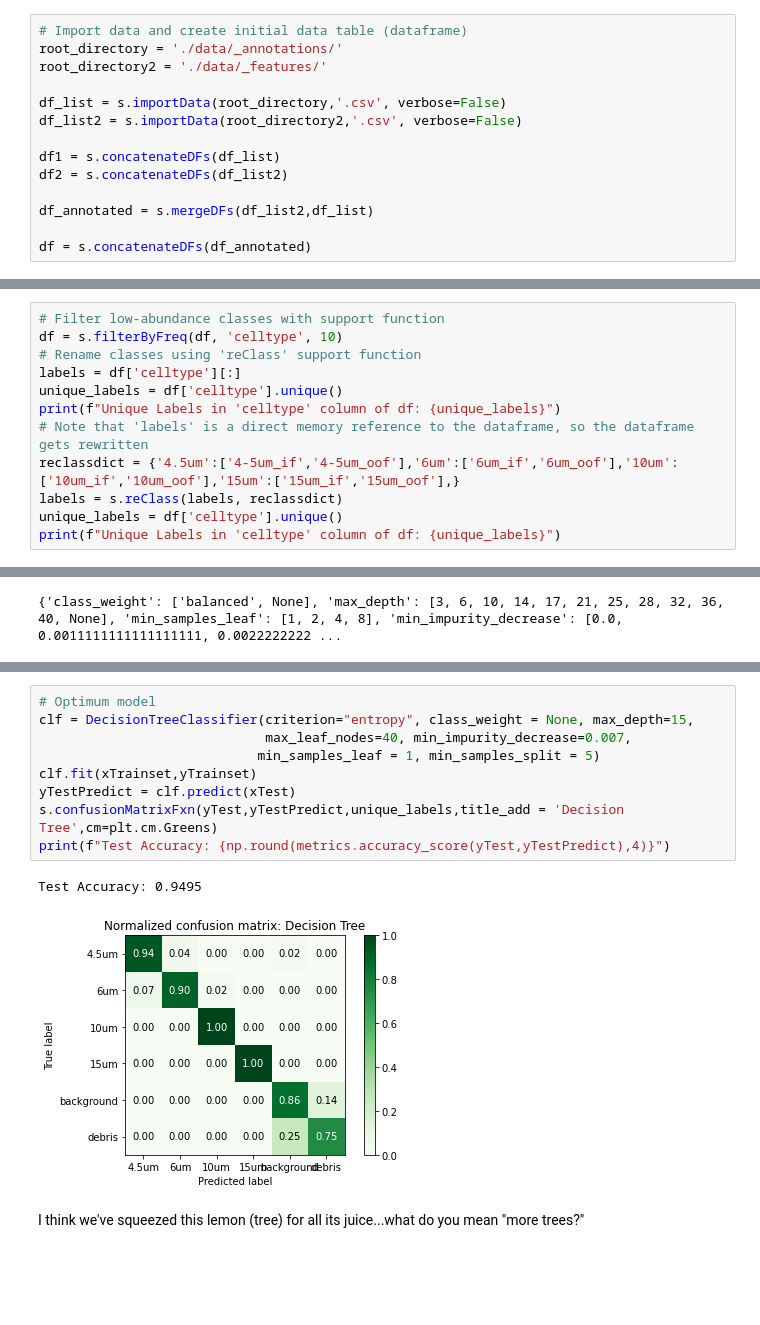
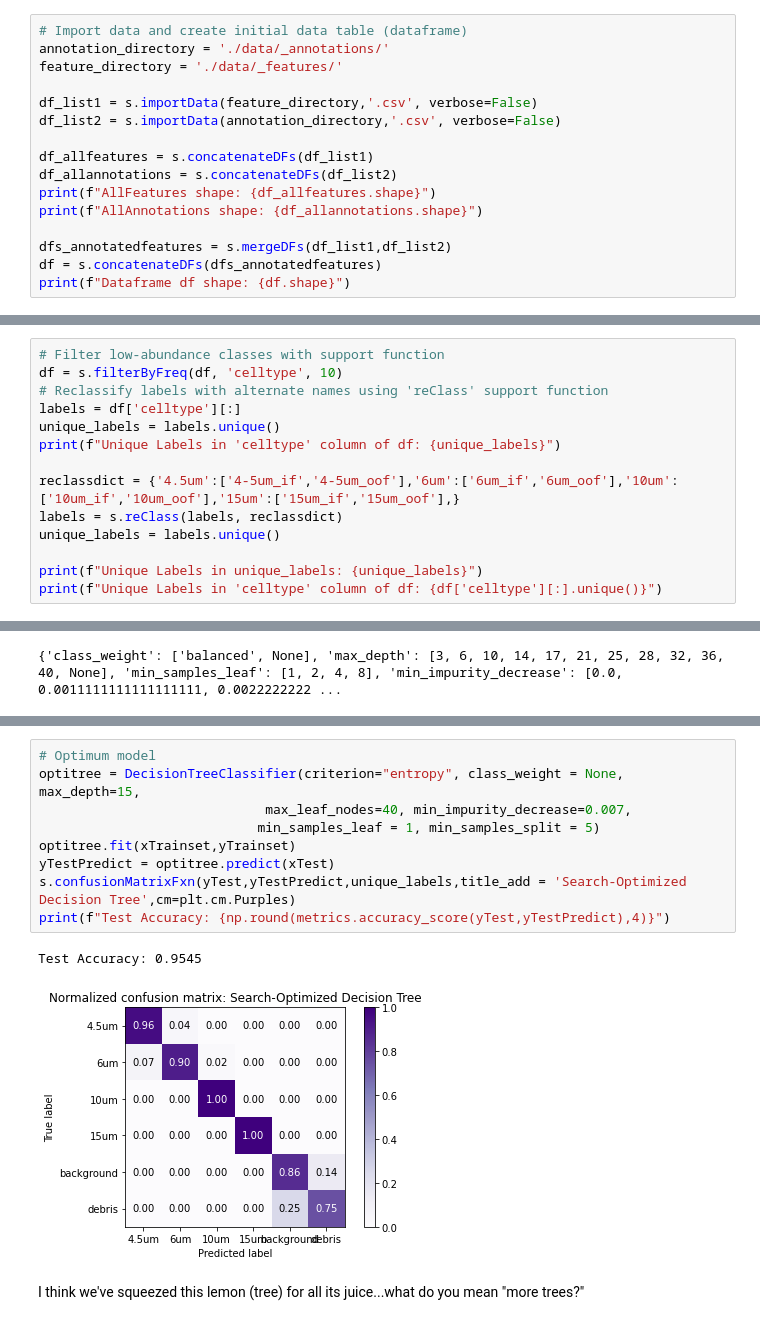
Before and after one commit to bengincley/pintolab_ml_workshop, a Jupyter notebook: ml_workshop_notebook.ipynb, the cells around one changed output, grey strips where cells are left out. Cells and saved outputs as stored; diff of their text form; blank space fills up the shorter version.

```diff
--- a/ml_workshop_notebook.ipynb
+++ b/ml_workshop_notebook.ipynb
@@ -45,18 +41,20 @@ plt.tight_layout()
 ## Import and Check Data
 # %%
 # Import data and create initial data table (dataframe)
-root_directory = './data/_annotations/'
-root_directory2 = './data/_features/'
+annotation_directory = './data/_annotations/'
+feature_directory = './data/_features/'
 
-df_list = s.importData(root_directory,'.csv', verbose=False)
-df_list2 = s.importData(root_directory2,'.csv', verbose=False)
+df_list1 = s.importData(feature_directory,'.csv', verbose=False)
+df_list2 = s.importData(annotation_directory,'.csv', verbose=False)
 
-df1 = s.concatenateDFs(df_list)
-df2 = s.concatenateDFs(df_list2)
+df_allfeatures = s.concatenateDFs(df_list1)
+df_allannotations = s.concatenateDFs(df_list2)
+print(f"AllFeatures shape: {df_allfeatures.shape}")
+print(f"AllAnnotations shape: {df_allannotations.shape}")
 
-df_annotated = s.mergeDFs(df_list2,df_list)
-
-df = s.concatenateDFs(df_annotated)
+dfs_annotatedfeatures = s.mergeDFs(df_list1,df_list2)
+df = s.concatenateDFs(dfs_annotatedfeatures)
+print(f"Dataframe df shape: {df.shape}")
 # %% [output]
 WARNING: This will read files in the alphabetical order that they appear in the folder. Enable verbose to confirm.
 10 '.csv' files found in this directory.
@@ -79,13 +78,15 @@ Dataframe shape: (1320, 34)
 # %%
 # Filter low-abundance classes with support function
 df = s.filterByFreq(df, 'celltype', 10)
-# Rename classes using 'reClass' support function
+# Reclassify labels with alternate names using 'reClass' support function
 labels = df['celltype'][:]
-unique_labels = df['celltype'].unique()
+unique_labels = labels.unique()
 print(f"Unique Labels in 'celltype' column of df: {unique_labels}")
-# Note that 'labels' is a direct memory reference to the dataframe, so the dataframe gets rewritten
+
 reclassdict = {'4.5um':['4-5um_if','4-5um_oof'],'6um':['6um_if','6um_oof'],'10um':['10um_if','10um_oof'],'15um':['15um_if','15um_oof'],}
 labels = s.reClass(labels, reclassdict)
-unique_labels = df['celltype'].unique()
-print(f"Unique Labels in 'celltype' column of df: {unique_labels}")
+unique_labels = labels.unique()
+
+print(f"Unique Labels in unique_labels: {unique_labels}")
+print(f"Unique Labels in 'celltype' column of df: {df['celltype'][:].unique()}")
 # %% [output]
@@ -376,15 +401,15 @@ Optimum from grid search: {'max_depth': 15, 'min_impurity_decrease': 0.007, 'min
 # %%
 # Optimum model
-clf = DecisionTreeClassifier(criterion="entropy", class_weight = None, max_depth=15,
+optitree = DecisionTreeClassifier(criterion="entropy", class_weight = None, max_depth=15,
                              max_leaf_nodes=40, min_impurity_decrease=0.007,
                             min_samples_leaf = 1, min_samples_split = 5)
-clf.fit(xTrainset,yTrainset)
-yTestPredict = clf.predict(xTest)
-s.confusionMatrixFxn(yTest,yTestPredict,unique_labels,title_add = 'Decision Tree',cm=plt.cm.Greens)
+optitree.fit(xTrainset,yTrainset)
+yTestPredict = optitree.predict(xTest)
+s.confusionMatrixFxn(yTest,yTestPredict,unique_labels,title_add = 'Search-Optimized Decision Tree',cm=plt.cm.Purples)
 print(f"Test Accuracy: {np.round(metrics.accuracy_score(yTest,yTestPredict),4)}")
 # %% [output]
-Test Accuracy: 0.9495
+Test Accuracy: 0.9545
-[figure, old version]
+[figure, new version]
 # %% [markdown]
 I think we've squeezed this lemon (tree) for all its juice...what do you mean "more trees?"
 # %% [markdown]
```
Also changed, not shown: parts of 41 cells of this notebook, 1 other file.
